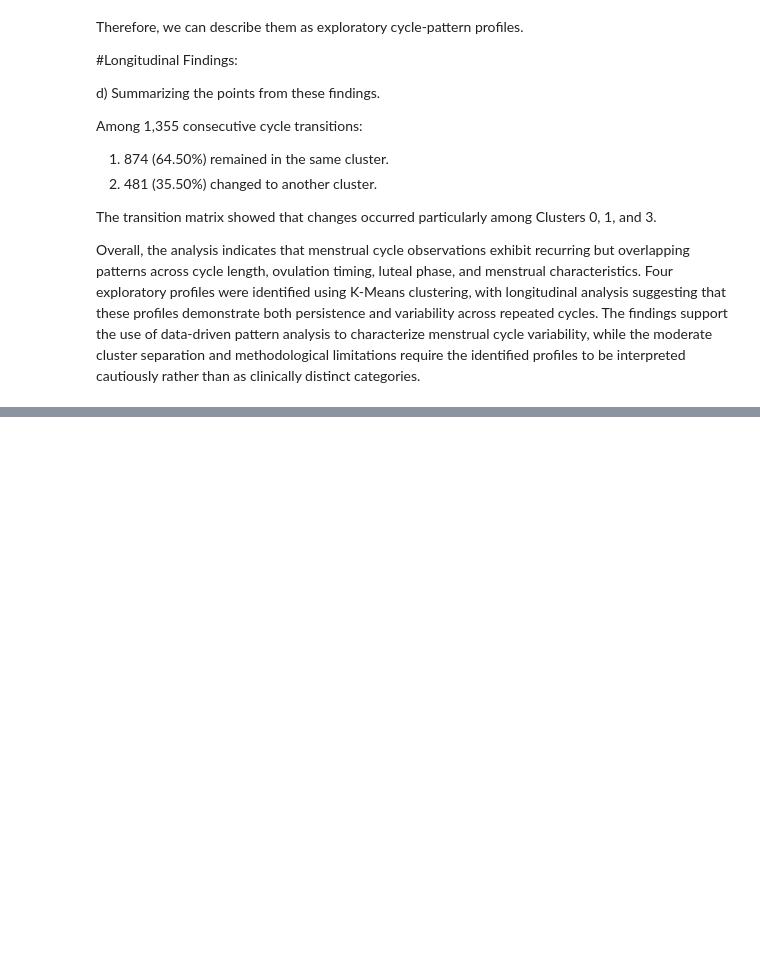
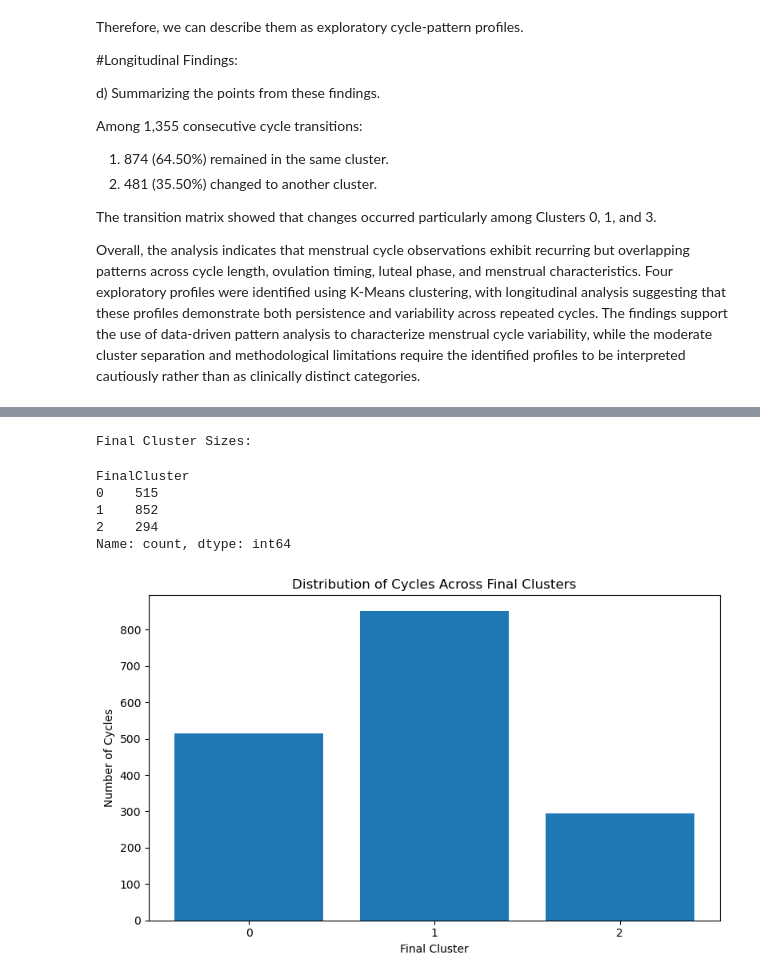
Before and after one commit to Siennawolfe/Thesis-Data-Assessment-01-Prarthana-Nataraj-Subash-, a Jupyter notebook: Data Quality Assessment.ipynb, the cells around one changed output, grey strips where cells are left out. Saved outputs shown, nothing was run; the diff lists cells and outputs as text; code cells hidden in the pictures; blank space fills up the shorter version.

```diff
--- a/Data Quality Assessment.ipynb
+++ b/Data Quality Assessment.ipynb
@@ -1350,0 +3336,37 @@ Overall, the analysis indicates that menstrual cycle observations exhibit recurr
+# %%
+#FINAL CLUSTER SIZE DISTRIBUTION
+#This visualization shows the distribution of observations across the three final clusters
+#And provides context for the relative prevalence of each exploratory cycle pattern in the analytical sample.
+#Calculating the number of observations in each cluster.
+cluster_size_counts = (
+    final_cluster_data["FinalCluster"]
+    .value_counts()
+    .sort_index()
+)
+
+print("Final Cluster Sizes:")
+display(cluster_size_counts)
+
+
+#Creating the visualization.
+plt.figure(figsize=(8, 5))
+
+plt.bar(
+    cluster_size_counts.index.astype(str),
+    cluster_size_counts.values
+)
+
+plt.xlabel("Final Cluster")
+plt.ylabel("Number of Cycles")
+plt.title("Distribution of Cycles Across Final Clusters")
+
+plt.tight_layout()
+plt.show()
+# %% [output]
+Final Cluster Sizes:
+FinalCluster
+0    515
+1    852
+2    294
+Name: count, dtype: int64
+[figure, added]
```
Also changed, not shown: parts of 81 cells of this notebook.
